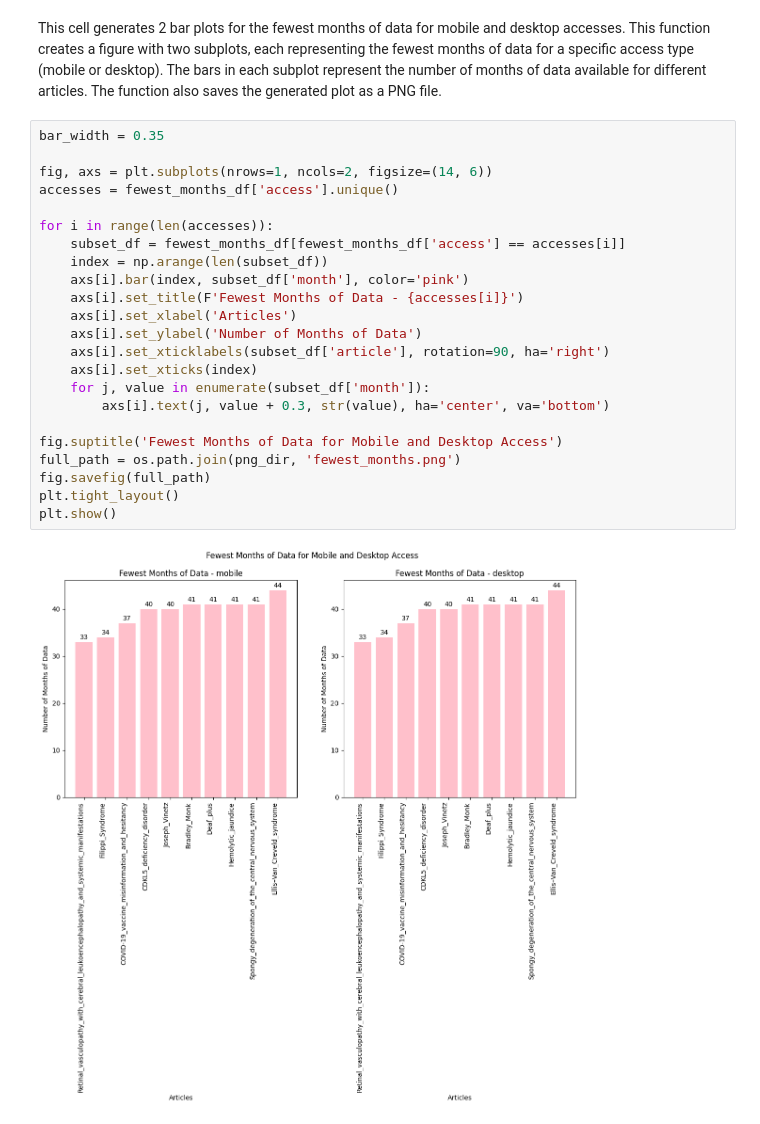
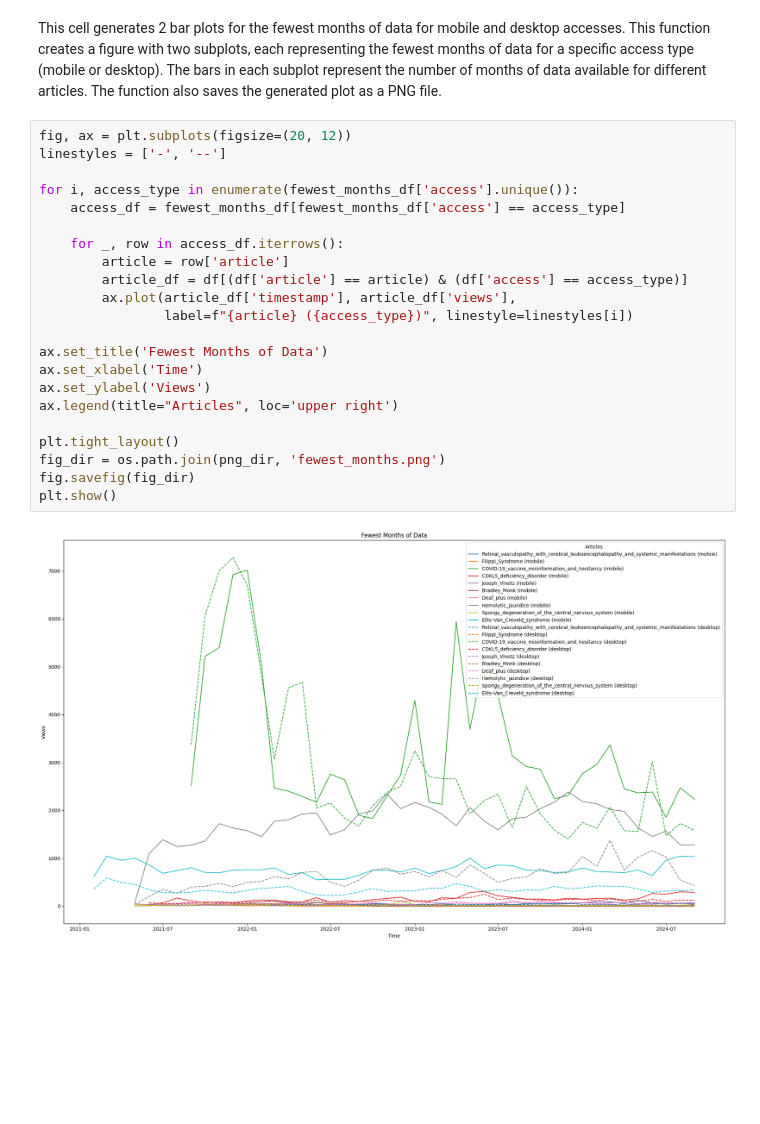
Before and after one commit to data512uwmsds/data-512-homework_1, a Jupyter notebook: visual_analysis.ipynb, the cells around one changed output. Saved outputs shown, nothing was run; the diff lists cells and outputs as text; blank space fills up the shorter version.

Commit message:
Update 3rd graph

```diff
--- a/visual_analysis.ipynb
+++ b/visual_analysis.ipynb
@@ -277,28 +277,27 @@ fewest_months_df
 # %% [markdown]
 This cell generates 2 bar plots for the fewest months of data for mobile and desktop accesses.
 This function creates a figure with two subplots, each representing the fewest months of data for a specific access type (mobile or desktop). The bars in each subplot represent the number of months of data available for different articles. The function also saves the generated plot as a PNG file.
-# %%
-bar_width = 0.35
-
-fig, axs = plt.subplots(nrows=1, ncols=2, figsize=(14, 6))
-accesses = fewest_months_df['access'].unique()
-
-for i in range(len(accesses)):
-    subset_df = fewest_months_df[fewest_months_df['access'] == accesses[i]]
-    index = np.arange(len(subset_df))
-    axs[i].bar(index, subset_df['month'], color='pink')
-    axs[i].set_title(F'Fewest Months of Data - {accesses[i]}')
-    axs[i].set_xlabel('Articles')
-    axs[i].set_ylabel('Number of Months of Data')
-    axs[i].set_xticklabels(subset_df['article'], rotation=90, ha='right')
-    axs[i].set_xticks(index)
-    for j, value in enumerate(subset_df['month']):
-        axs[i].text(j, value + 0.3, str(value), ha='center', va='bottom')
-
-fig.suptitle('Fewest Months of Data for Mobile and Desktop Access')
-full_path = os.path.join(png_dir, 'fewest_months.png')
-fig.savefig(full_path)
-plt.tight_layout()
-plt.show()
-# %% [output]
-[figure, removed]
+# %%
+fig, ax = plt.subplots(figsize=(20, 12))
+linestyles = ['-', '--']
+
+for i, access_type in enumerate(fewest_months_df['access'].unique()):
+    access_df = fewest_months_df[fewest_months_df['access'] == access_type]
+
+    for _, row in access_df.iterrows():
+        article = row['article']
+        article_df = df[(df['article'] == article) & (df['access'] == access_type)]
+        ax.plot(article_df['timestamp'], article_df['views'],
+                label=f"{article} ({access_type})", linestyle=linestyles[i])
+
+ax.set_title('Fewest Months of Data')
+ax.set_xlabel('Time')
+ax.set_ylabel('Views')
+ax.legend(title="Articles", loc='upper right')
+
+plt.tight_layout()
+fig_dir = os.path.join(png_dir, 'fewest_months.png')
+fig.savefig(fig_dir)
+plt.show()
+# %% [output]
+[figure, added]
```
Also changed, not shown: 2 other files.
